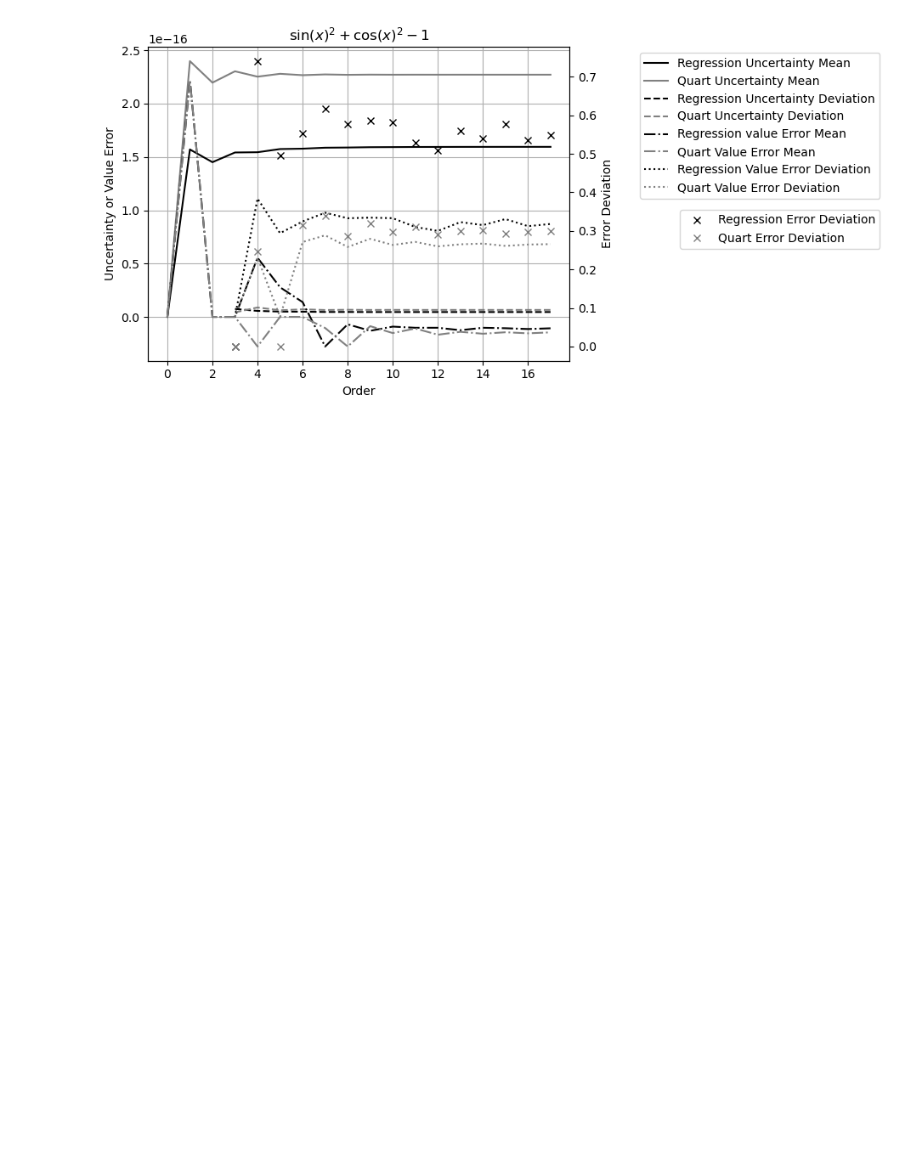
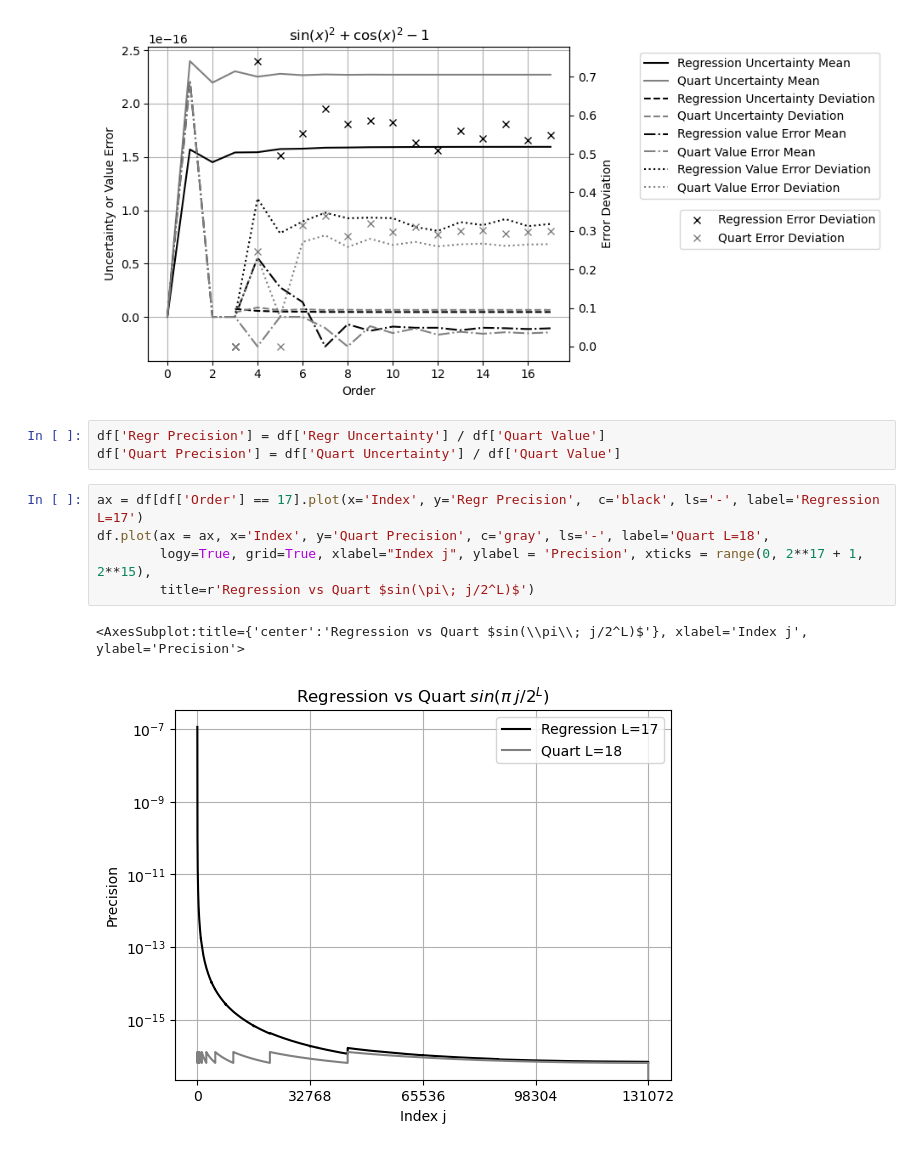
Before and after one commit to Chengpu0707/VarianceArithmetic, a Jupyter notebook: IPyNb/RegressiveSin.ipynb, the cells around one changed output. Saved outputs shown, nothing was run; the diff lists cells and outputs as text; blank space fills up the shorter version.

```diff
--- a/IPyNb/RegressiveSin.ipynb
+++ b/IPyNb/RegressiveSin.ipynb
@@ -70,3 +70,14 @@ ax2.legend(bbox_to_anchor=(1.75, 0.5))
 # %% [output]
 <matplotlib.legend.Legend at 0x...>
 [figure]
+# %%
+df['Regr Precision'] = df['Regr Uncertainty'] / df['Quart Value']
+df['Quart Precision'] = df['Quart Uncertainty'] / df['Quart Value']
+# %%
+ax = df[df['Order'] == 17].plot(x='Index', y='Regr Precision',  c='black', ls='-', label='Regression L=17')
+df.plot(ax = ax, x='Index', y='Quart Precision', c='gray', ls='-', label='Quart L=18',
+        logy=True, grid=True, xlabel="Index j", ylabel = 'Precision', xticks = range(0, 2**17 + 1, 2**15),
+        title=r'Regression vs Quart $sin(\pi\; j/2^L)$')
+# %% [output]
+<AxesSubplot:title={'center':'Regression vs Quart $sin(\\pi\\; j/2^L)$'}, xlabel='Index j', ylabel='Precision'>
+[figure, added]
```
Also changed, not shown: parts of 5 cells of this notebook, 6 other files.
